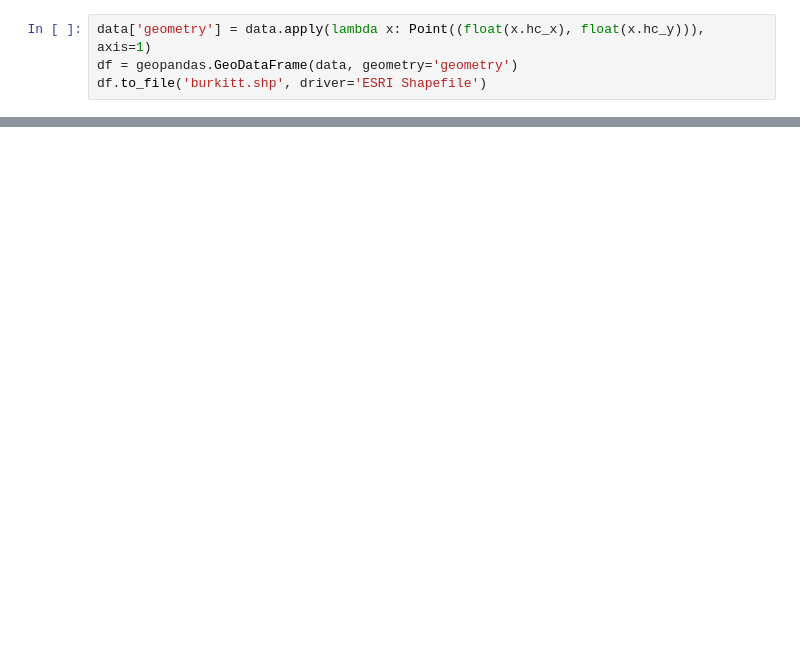
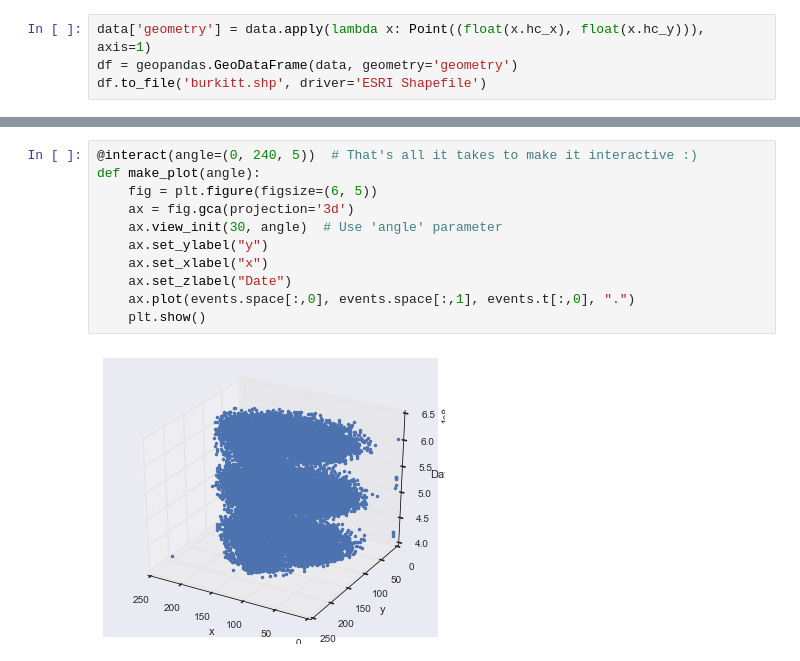
Before and after one commit to DavidLeifer/space-time-analytics-hw, a Jupyter notebook: lecture5/Paco's Lab 1.ipynb, the cells around one changed output, grey strips where cells are left out. Drawn from its saved outputs; the diff is of its cells as text; blank space fills up the shorter version.

```diff
--- a/lecture5/Paco's Lab 1.ipynb
+++ b/lecture5/Paco's Lab 1.ipynb
@@ -352,0 +303,13 @@ IndexError: only integers, slices (`:`), ellipsis (`...`), numpy.newaxis (`None`
+# %%
+@interact(angle=(0, 240, 5))  # That's all it takes to make it interactive :)
+def make_plot(angle):
+    fig = plt.figure(figsize=(6, 5))
+    ax = fig.gca(projection='3d')
+    ax.view_init(30, angle)  # Use 'angle' parameter
+    ax.set_ylabel("y")
+    ax.set_xlabel("x")
+    ax.set_zlabel("Date")
+    ax.plot(events.space[:,0], events.space[:,1], events.t[:,0], ".")
+    plt.show()
+# %% [output]
+[figure, added]
```
Also changed, not shown: parts of 19 cells of this notebook.
